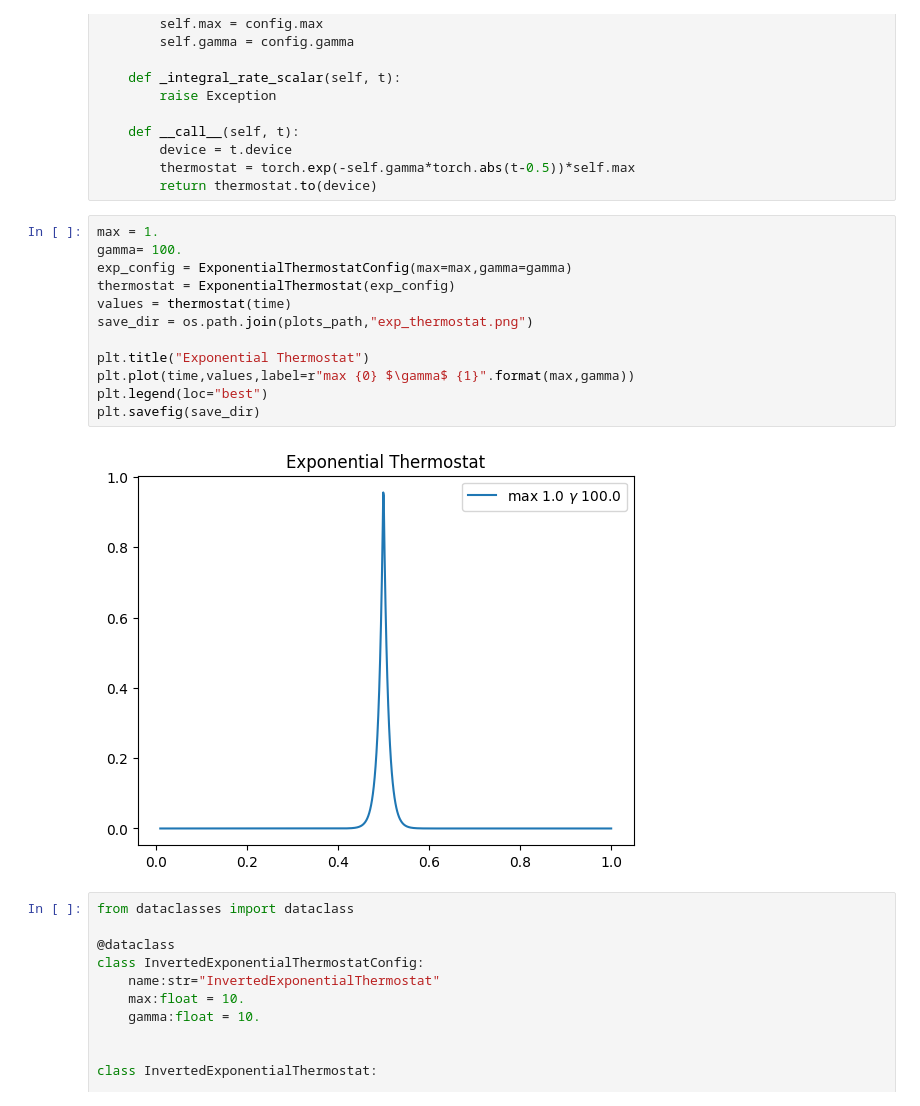
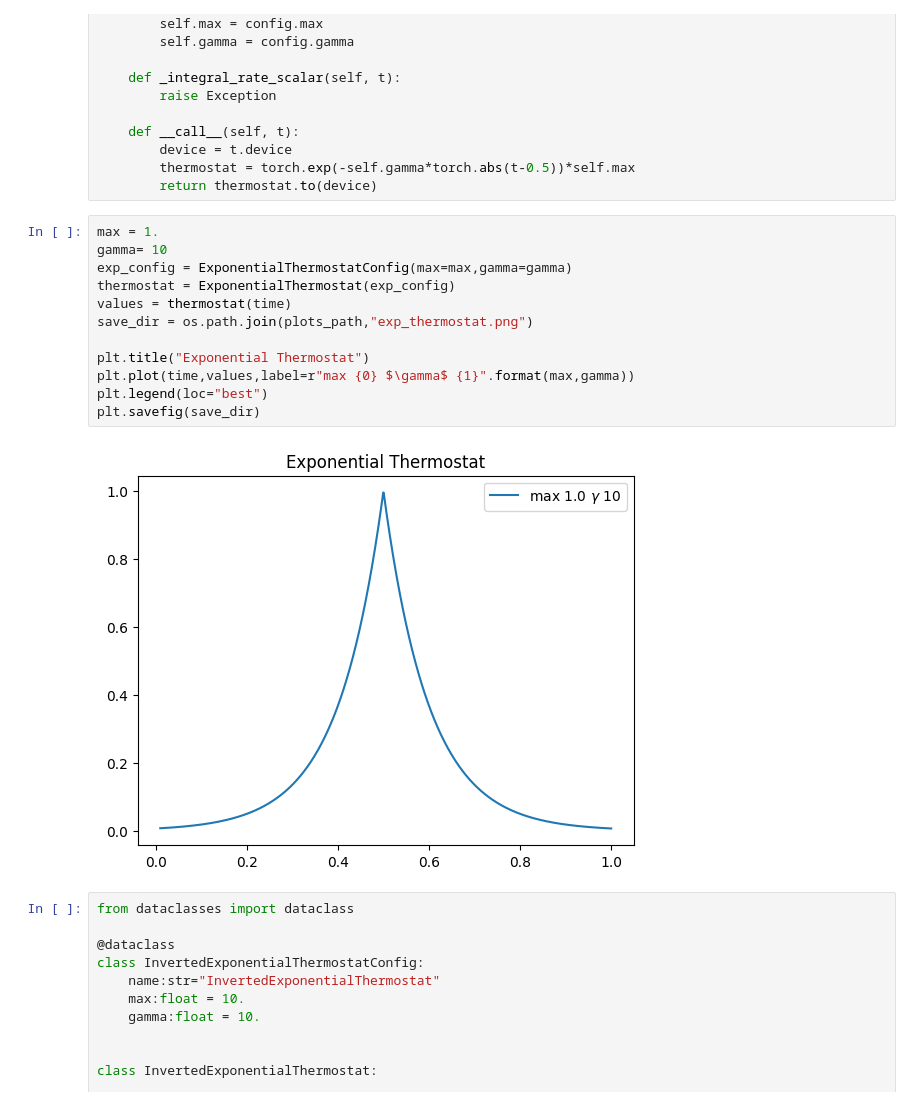
Before and after one commit to cesarali/conditional_rate_matching, a Jupyter notebook: notebooks/Models/CRM/Thermostats.ipynb, the cells around one changed output. Saved outputs shown, nothing was run; the diff lists cells and outputs as text.

```diff
--- a/notebooks/Models/CRM/Thermostats.ipynb
+++ b/notebooks/Models/CRM/Thermostats.ipynb
@@ -78,18 +78,18 @@ class ExponentialThermostat:
         return thermostat.to(device)
 # %%
 max = 1.
-gamma= 100.
+gamma= 10
 exp_config = ExponentialThermostatConfig(max=max,gamma=gamma)
 thermostat = ExponentialThermostat(exp_config)
 values = thermostat(time)
 save_dir = os.path.join(plots_path,"exp_thermostat.png")
 
 plt.title("Exponential Thermostat")
 plt.plot(time,values,label=r"max {0} $\gamma$ {1}".format(max,gamma))
 plt.legend(loc="best")
 plt.savefig(save_dir)
 # %% [output]
-[figure, old version]
+[figure, new version]
 # %%
 from dataclasses import dataclass
 
```
Also changed, not shown: parts of 2 cells of this notebook, 10 other files.
